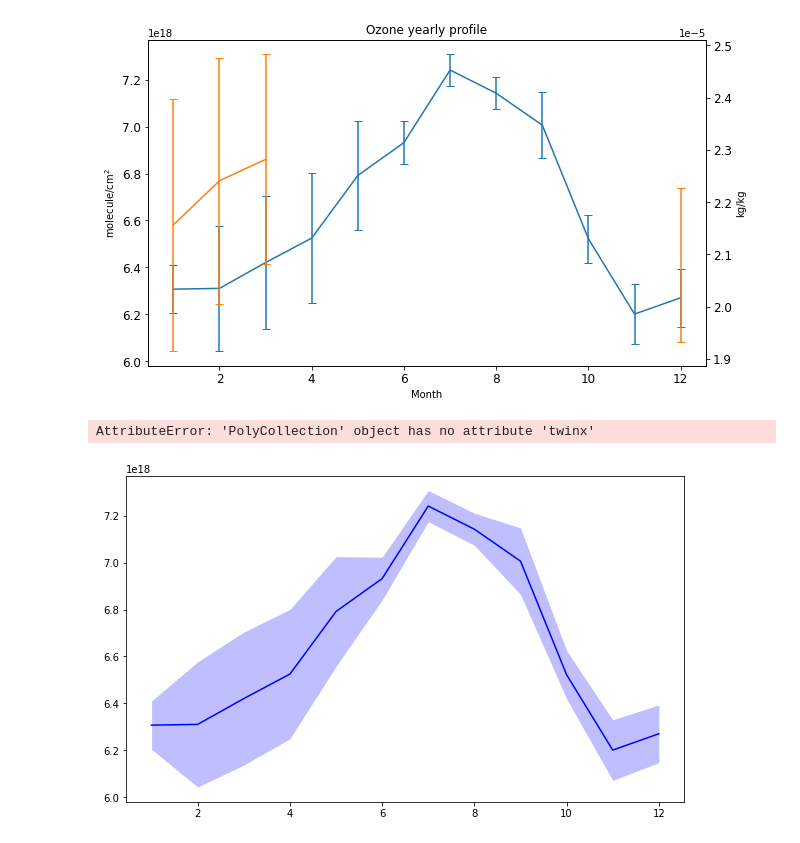
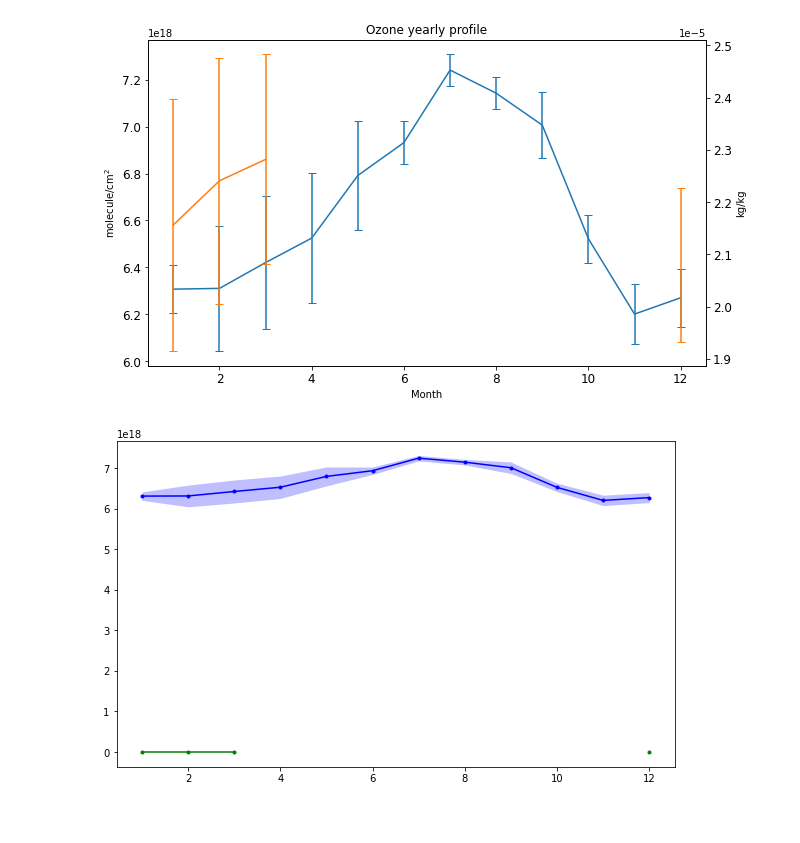
Before and after one commit to mixtli-c/cca-jupyter, a Jupyter notebook: pandonia-merra.ipynb, the cells around one changed output. Cells and saved outputs as stored; diff of their text form; code cells hidden in the pictures.

```diff
--- a/pandonia-merra.ipynb
+++ b/pandonia-merra.ipynb
@@ -8,7 +8,7 @@ import glob
 from pytz import all_timezones
 # %%
 # Pandas dataframe from pandora data
-npz = np.load('PandoraAltz.npz',allow_pickle=True)
+npz = np.load('PandoraALTZ.npz',allow_pickle=True)
 df= pd.DataFrame.from_dict({item: npz[item] for item in npz.files})
 npz.close()
 # %%
@@ -36,7 +36,7 @@ date=[]
 O3=[]
 #testcount = 0
 for year in years:
-    merrapath = 'D:\\CCA\\PANDONIA\\O3fromMERRA2\\'+'%i*\\' % (year) + '*.*'
+    merrapath = '/home/mixtli/MERRA2/'+'%i*/' % (year) + '*.*'
     filelist = glob.glob(merrapath)
     #testcount = testcount + len(filelist)
     #print(testcount)
@@ -65,23 +65,17 @@ Text(0, 0.5, 'kg/kg')
 # %%
 ##pyplot plotting
 x = tslocmeanmt.index
 y1 = tslocmeanmt
 err1 = tslocstdmt
 y2 = tsmerramm2
 err2 = tsmerrastdmt
-fig=plt.figure(figsize=(10,6))
-ax1 = plt.plot(x, y1, '-b')
-ax1 = plt.fill_between(x, y1-err1, y1+err1,
-    alpha=.25, edgecolor='#3F7F4C', facecolor='b',
-    linewidth=0)
-
-ax2 = ax1.twinx()
-ax1 = plt.plot(x, y2, '-g')
-ax1 = plt.fill_between(x, y2-err2, y1+err2,
-    alpha=.25, edgecolor='#3F7F4C', facecolor='g',
-    linewidth=0)
+fig, ax1 = plt.subplots(figsize=(10, 6))
+ax1 = plt.plot(x, y1, '.-b')
+ax1 = plt.fill_between(x, y1-err1, y1+err1,alpha=.25, edgecolor='#3F7F4C', facecolor='b',linewidth=0)
+#ax2 = ax1.twinx()
+ax2 = plt.plot(x, y2, '.-g')
+#ax2 = plt.fill_between(x, y2-err2, y1+err2,alpha=.25, edgecolor='#3F7F4C', facecolor='g',linewidth=0)
 # %% [output]
-AttributeError: 'PolyCollection' object has no attribute 'twinx'
-[figure, old version]
+[figure, new version]
 # %%
 ################## TESTING AFTER THIS LINE
```
Also changed, not shown: parts of 11 cells of this notebook.
